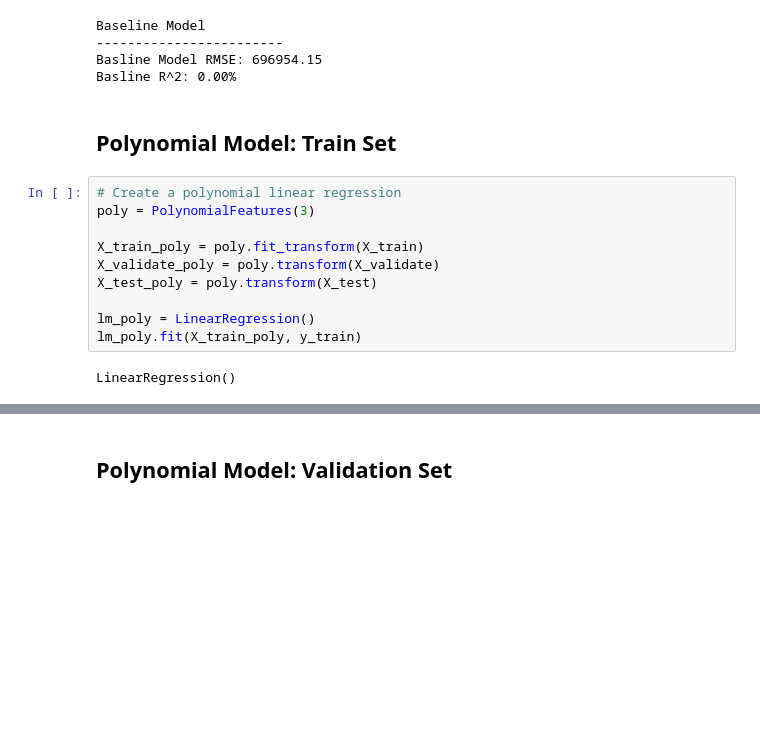
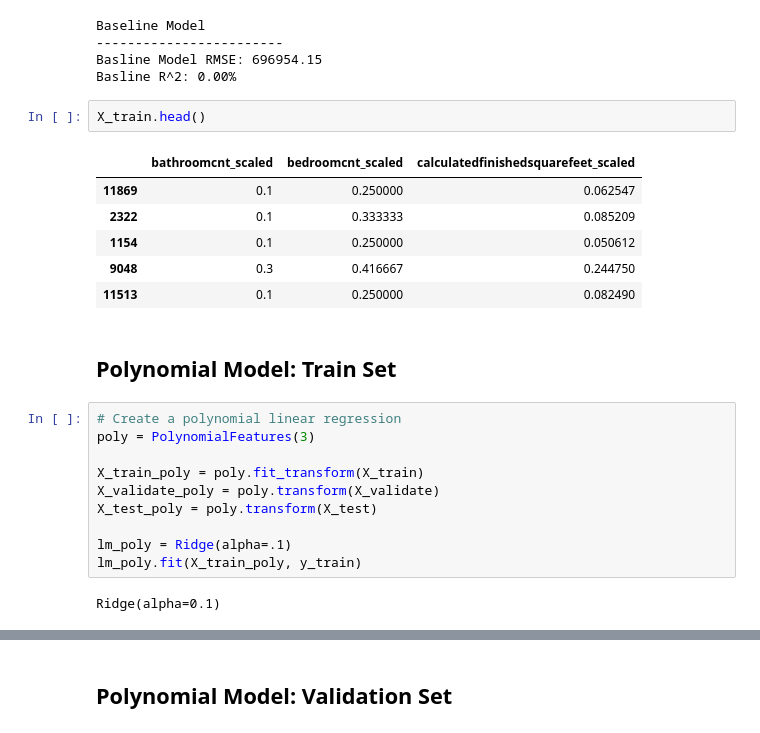
Before and after one commit to Robust-Analytics/zillow-project, a Jupyter notebook: mvp.ipynb, the cells around one changed output, grey strips where cells are left out. Saved outputs shown, nothing was run; the diff lists cells and outputs as text; blank space fills up the shorter version.

```diff
--- a/mvp.ipynb
+++ b/mvp.ipynb
@@ -255,6 +255,15 @@ Baseline Model
 ------------------------
 Basline Model RMSE: 696954.15
 Basline R^2: 0.00%
+# %%
+X_train.head()
+# %% [output]
+|  | bathroomcnt_scaled | bedroomcnt_scaled | calculatedfinishedsquarefeet_scaled |
+| 11869 | 0.1 | 0.250000 | 0.062547 |
+| 2322 | 0.1 | 0.333333 | 0.085209 |
+| 1154 | 0.1 | 0.250000 | 0.050612 |
+| 9048 | 0.3 | 0.416667 | 0.244750 |
+| 11513 | 0.1 | 0.250000 | 0.082490 |
 # %% [markdown]
 ## Polynomial Model: Train Set
 # %%
@@ -265,10 +274,10 @@ X_train_poly = poly.fit_transform(X_train)
 X_validate_poly = poly.transform(X_validate)
 X_test_poly = poly.transform(X_test)
 
-lm_poly = LinearRegression()
+lm_poly = Ridge(alpha=.1)
 lm_poly.fit(X_train_poly, y_train)
 # %% [output]
-LinearRegression()
+Ridge(alpha=0.1)
 # %%
 # Assign predictions to a dataframe for visual aid
 df_model_evals['poly_1_yhat'] = lm_poly.predict(X_train_poly)
```
Also changed, not shown: parts of 7 cells of this notebook, 4 other files.
